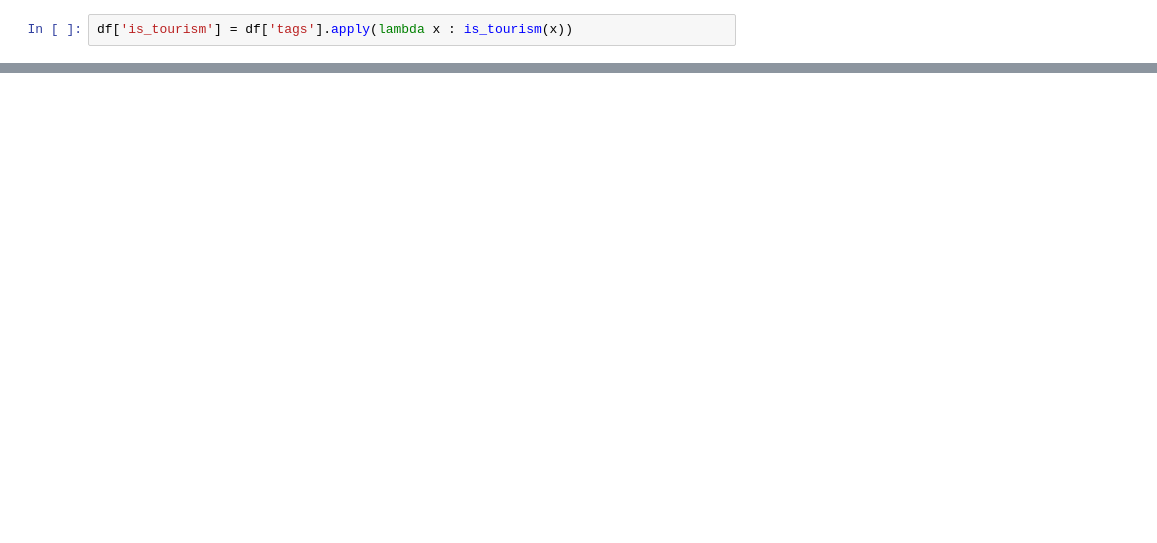
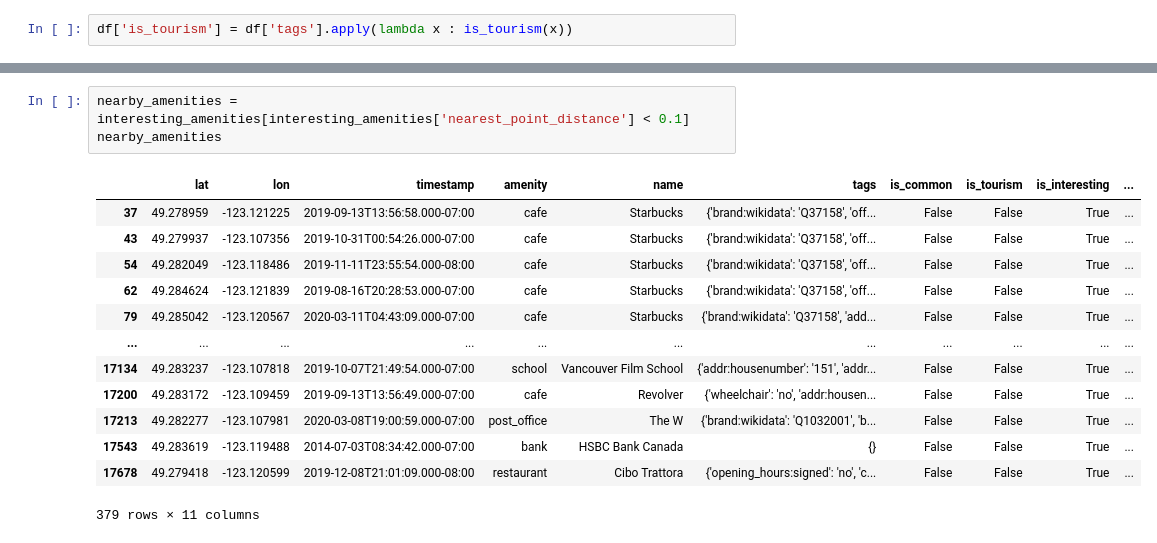
Before and after one commit to jchhuang-tech/geo-stats-data, a Jupyter notebook: nearby_amenities.ipynb, the cells around one changed output, grey strips where cells are left out. Drawn from its saved outputs; the diff is of its cells as text; blank space fills up the shorter version.

```diff
--- a/h1.ipynb
+++ b/nearby_amenities.ipynb
@@ -208,0 +215,17 @@ df
+# %%
+nearby_amenities = interesting_amenities[interesting_amenities['nearest_point_distance'] < 0.1]
+nearby_amenities
+# %% [output]
+|  | lat | lon | timestamp | amenity | name | tags | is_common | is_tourism | is_interesting | ... |
+| 37 | 49.278959 | -123.121225 | 2019-09-13T13:56:58.000-07:00 | cafe | Starbucks | {'brand:wikidata': 'Q37158', 'off... | False | False | True | ... |
+| 43 | 49.279937 | -123.107356 | 2019-10-31T00:54:26.000-07:00 | cafe | Starbucks | {'brand:wikidata': 'Q37158', 'off... | False | False | True | ... |
+| 54 | 49.282049 | -123.118486 | 2019-11-11T23:55:54.000-08:00 | cafe | Starbucks | {'brand:wikidata': 'Q37158', 'off... | False | False | True | ... |
+| 62 | 49.284624 | -123.121839 | 2019-08-16T20:28:53.000-07:00 | cafe | Starbucks | {'brand:wikidata': 'Q37158', 'off... | False | False | True | ... |
+| 79 | 49.285042 | -123.120567 | 2020-03-11T04:43:09.000-07:00 | cafe | Starbucks | {'brand:wikidata': 'Q37158', 'add... | False | False | True | ... |
+| ... | ... | ... | ... | ... | ... | ... | ... | ... | ... | ... |
+| 17134 | 49.283237 | -123.107818 | 2019-10-07T21:49:54.000-07:00 | school | Vancouver Film School | {'addr:housenumber': '151', 'addr... | False | False | True | ... |
+| 17200 | 49.283172 | -123.109459 | 2019-09-13T13:56:49.000-07:00 | cafe | Revolver | {'wheelchair': 'no', 'addr:housen... | False | False | True | ... |
+| 17213 | 49.282277 | -123.107981 | 2020-03-08T19:00:59.000-07:00 | post_office | The W | {'brand:wikidata': 'Q1032001', 'b... | False | False | True | ... |
+| 17543 | 49.283619 | -123.119488 | 2014-07-03T08:34:42.000-07:00 | bank | HSBC Bank Canada | {} | False | False | True | ... |
+| 17678 | 49.279418 | -123.120599 | 2019-12-08T21:01:09.000-08:00 | restaurant | Cibo Trattora | {'opening_hours:signed': 'no', 'c... | False | False | True | ... |
+379 rows × 11 columns
```
Also changed, not shown: parts of 32 cells of this notebook, 6 other files.
